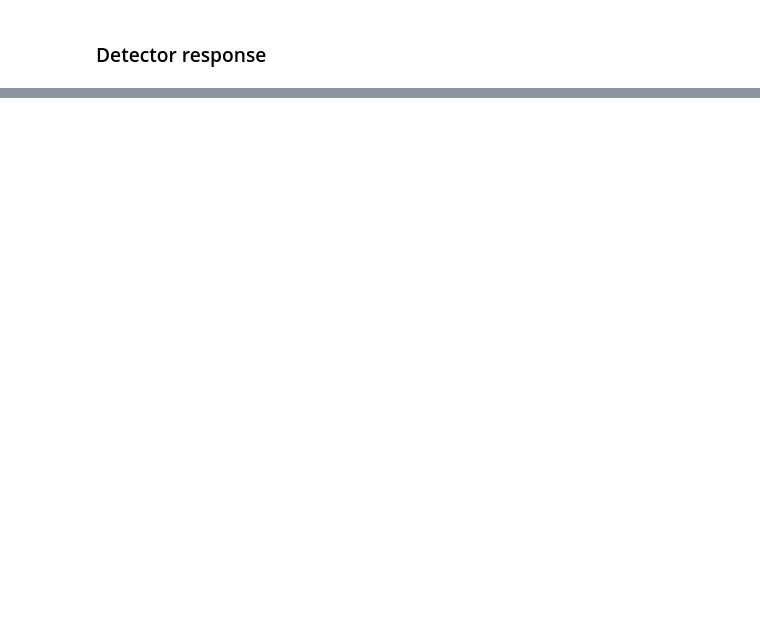
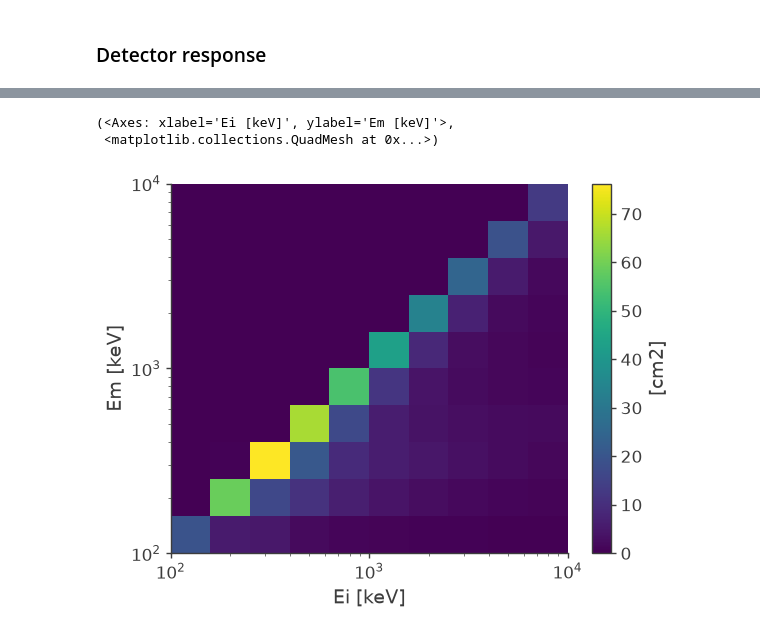
Before and after one commit to mquezada13/data-challenge-2-exploration, a Jupyter notebook: notebooks/Crab_spectral_fitanalysis.ipynb, the cells around one changed output, grey strips where cells are left out. Drawn from its saved outputs; the diff is of its cells as text; code cells hidden in the pictures; blank space fills up the shorter version.

Commit message:
STarted the fitting process following `https://cositools-cosipy.readthedocs.io/en/latest/tutorials/spectral_fits/continuum_fit/crab/SpectralFit_Crab.html#Download-and-read-in-binned-data`

```diff
--- a/notebooks/Crab_spectral_fitanalysis.ipynb
+++ b/notebooks/Crab_spectral_fitanalysis.ipynb
@@ -212,7 +227,3 @@ analysis2.plot_psichi_map(show_plots=True)
 ## Detector response & signal expectation
 # %% [markdown]
 ###  Detector response
-# %%
-response = cp.response.FullDetectorResponse.open(data_response)
-print("Response object created:", response.filename)
-response.close()
@@ -220,0 +230,18 @@ Response object created: /Users/maura/Documents/COSI/data-challenge-2/data/data-
+# %%
+# Open and inspect the detector response
+# Combine the detector response with the Crab exposure to build its observation-specific response.
+# The PSR describes how photons from the Crab would be recorded by COSI.
+with cp.response.FullDetectorResponse.open(data_response) as response:
+    print("Response axes:", response.axes.labels)
+    print('----------------------------------------------------------------')
+    print('------------------------- Description --------------------------')
+    print('----------------------------------------------------------------')
+    print(repr(response))
+    print('----------------------------------------------------------------')
+    print('')
+    print(f"NSIDE = {response.nside}")
+    print(f"SCHEME = {response.scheme}")
+    print(f"NPIX = {response.npix}")
+    print(f"Pixel size = {np.sqrt(response.pixarea()).to(u.deg):.2f}")
+    print('')
+    print('----------------------------------------------------------------')
@@ -220,0 +266,16 @@ Response object created: /Users/maura/Documents/COSI/data-challenge-2/data/data-
+# %%
+# Inspect the detector response for one fixed direction in the COSI frame.
+# A sky-fixed source moves in this frame as COSI rotates, so its final
+# point-source response must include the spacecraft attitude history.
+with cp.response.FullDetectorResponse.open(data_response) as response:
+
+    drm = response.get_interp_response(SkyCoord(lon = 0*u.deg, lat = 90*u.deg, frame = SpacecraftFrame()))
+# %%
+# effective area and the energy dispersion matrix.
+# The effective area can also be evaluated at a specific energy of interest:
+# e.g.  drm.get_effective_area(energy_of_interest)
+drm.get_spectral_response().plot()
+# %% [output]
+(<Axes: xlabel='Ei [keV]', ylabel='Em [keV]'>,
+ <matplotlib.collections.QuadMesh at 0x...>)
+[figure, added]
```
Also changed, not shown: parts of 29 cells of this notebook.
